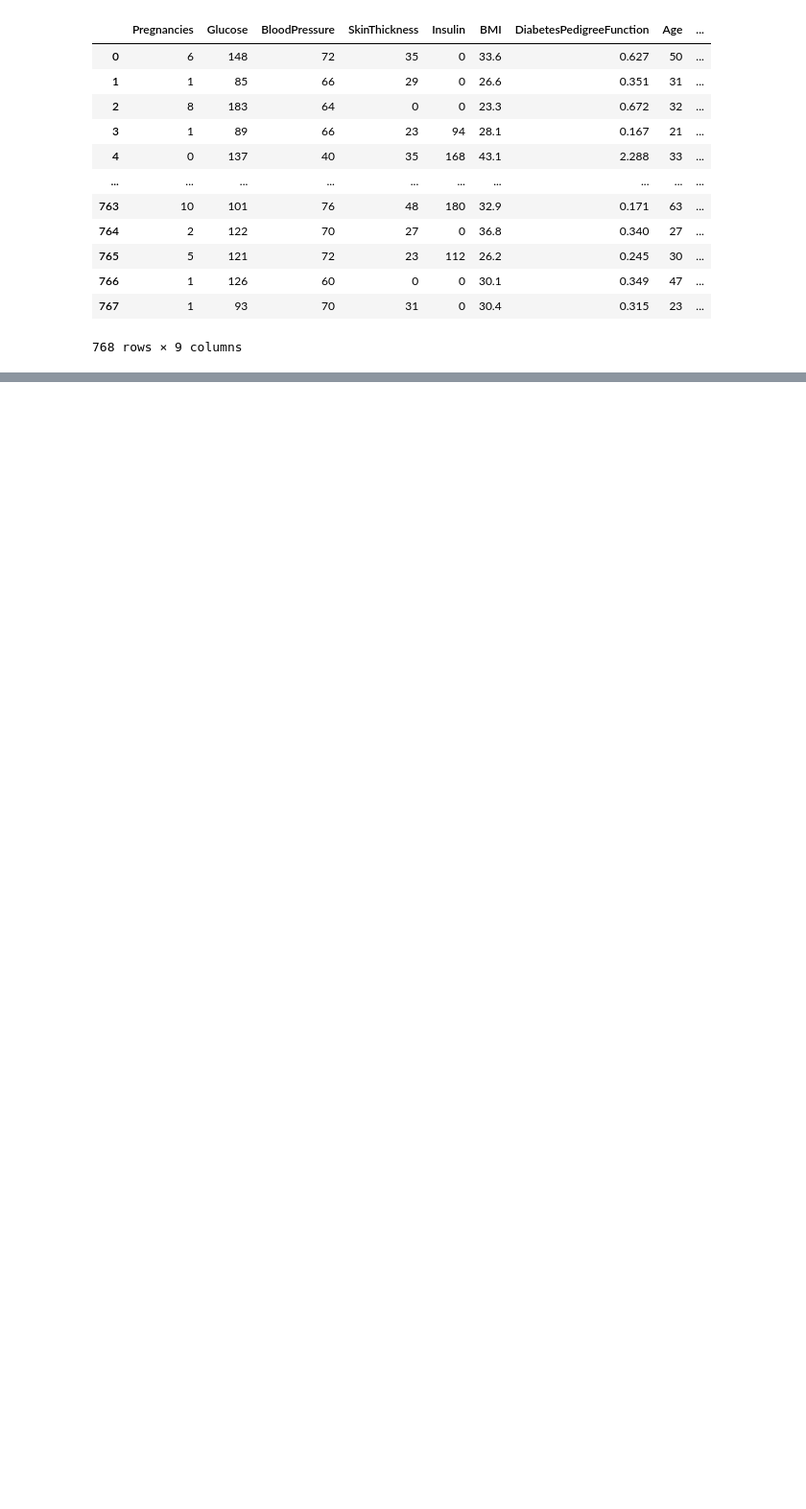
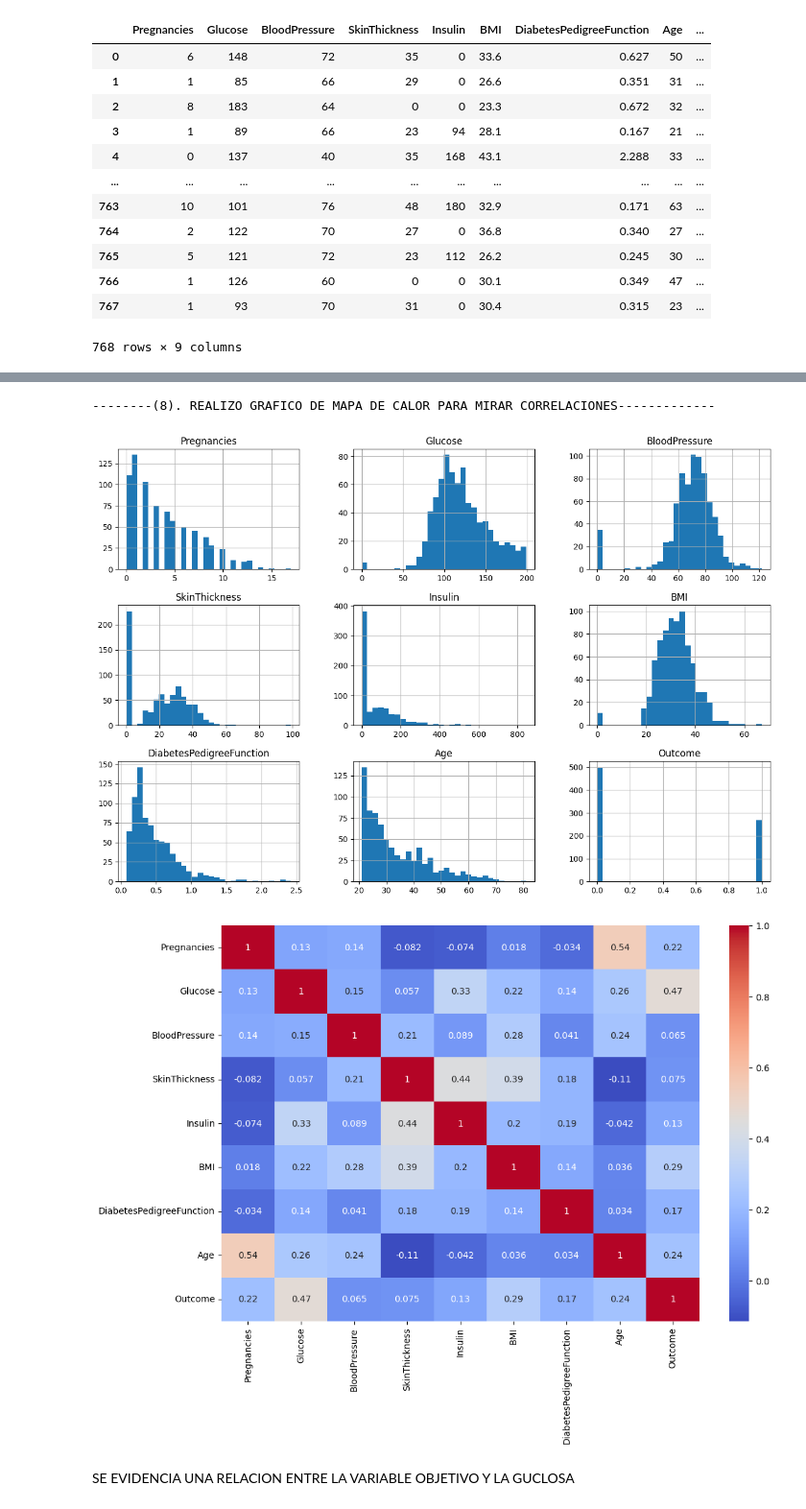
Before and after one commit to Jorge3127/Proyecto-arbol-de-decision-Jorge3127, a Jupyter notebook: src/explore.ipynb, the cells around one changed output, grey strips where cells are left out. Shown at 96% size. Drawn from its saved outputs; the diff is of its cells as text; code cells hidden in the pictures; blank space fills up the shorter version.

```diff
--- a/src/explore.ipynb
+++ b/src/explore.ipynb
@@ -60,0 +193,18 @@ df
+# %%
+print("--------(8). REALIZO GRAFICO DE MAPA DE CALOR PARA MIRAR CORRELACIONES-------------")
+
+# Distribuciones de las variables numéricas
+df.hist(bins=30, figsize=(15, 10), layout=(3, 3))
+plt.show()
+
+# Mapa de calor de la correlación
+corr_matrix = df.corr()
+plt.figure(figsize=(12, 8))
+sns.heatmap(corr_matrix, annot=True, cmap='coolwarm')
+plt.show()
+# %% [output]
+--------(8). REALIZO GRAFICO DE MAPA DE CALOR PARA MIRAR CORRELACIONES-------------
+[figure, added]
+[figure, added]
+# %% [markdown]
+SE EVIDENCIA UNA RELACION ENTRE LA VARIABLE OBJETIVO Y LA GUCLOSA
```
Also changed, not shown: parts of 36 cells of this notebook.
